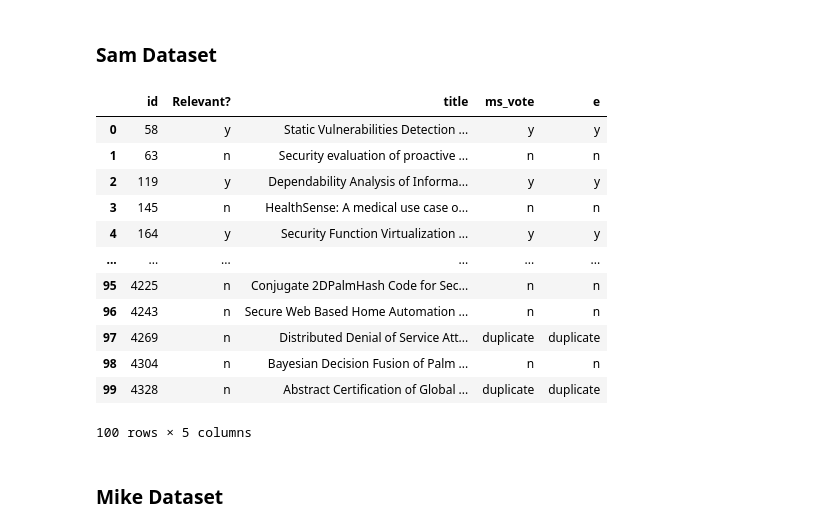
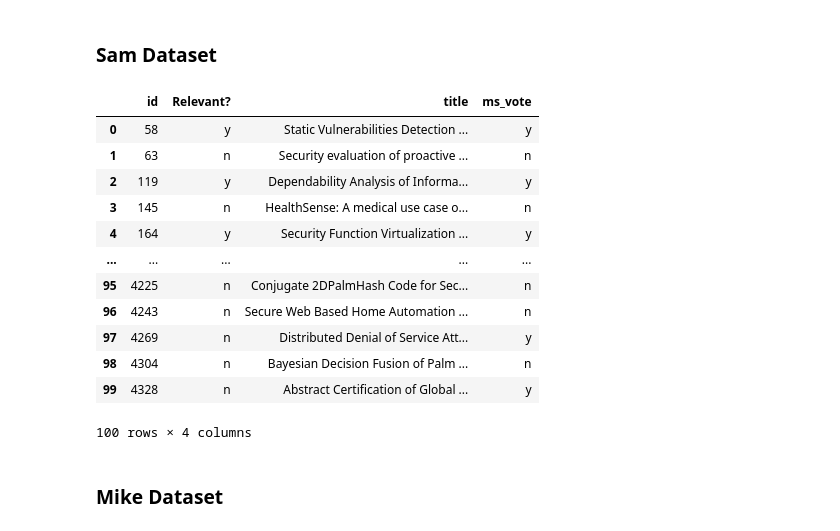
Before and after one commit to mstadler-jku/literature-search-tool-SLR, a Jupyter notebook: src/main/python/at/jku/scsl/main/03_00_manual_parse_title.ipynb, the cells around one changed output. Saved outputs shown, nothing was run; the diff lists cells and outputs as text; code cells hidden in the pictures.

```diff
--- a/src/main/python/at/jku/scsl/main/03_manual_parse_title.ipynb
+++ b/src/main/python/at/jku/scsl/main/03_00_manual_parse_title.ipynb
@@ -167,21 +153,46 @@ df_mv = pd.read_csv(os.path.join('input', '03_manual_parse_title_team', '03_rnd_
 # %%
 ms_vote_on_sam = df_manual_parse_title_marked[df_manual_parse_title_marked.id.isin(df_sam.id)]['relevant?']
 df_sam = df_sam.assign(ms_vote=pd.Series(ms_vote_on_sam).values)
+
+#### handle duplicates manually ####
+# n,Transparent 3rd-Party Authentication With Application Mobility for 5G Mobile Edge Computing
+# n,Threshold public-key encryption with adaptive security and short ciphertexts
+# y,Computer immunodeficiency: Analogy between computer security and HIV
+# y,Distributed denial of service attacks detection using support vector machine
+# y,Abstract certification of global non-interference in rewriting logic
+
+idx_dupl_0 = df_sam[
+    df_sam.title == 'Transparent 3rd-Party Authentication with Application Mobility for 5G Mobile Edge Computing'].index[
+    0]
+idx_dupl_1 = \
+df_sam[df_sam.title == 'Threshold Public-Key Encryption with Adaptive Security and Short Ciphertexts'].index[0]
+idx_dupl_2 = df_sam[df_sam.title == 'Computer Immunodeficiency: Analogy between Computer Security and HIV'].index[0]
+idx_dupl_3 = \
+df_sam[df_sam.title == 'Distributed Denial of Service Attacks Detection Using Support Vector Machine'].index[0]
+idx_dupl_4 = df_sam[df_sam.title == 'Abstract Certification of Global Non-interference in Rewriting Logic'].index[0]
+df_sam.at[idx_dupl_0, 'ms_vote'] = 'n'
+df_sam.at[idx_dupl_1, 'ms_vote'] = 'n'
+df_sam.at[idx_dupl_2, 'ms_vote'] = 'y'
+df_sam.at[idx_dupl_3, 'ms_vote'] = 'y'
+df_sam.at[idx_dupl_4, 'ms_vote'] = 'y'
+
+df_sam['Relevant?'] = df_sam['Relevant?'].str.lower()
+
 df_sam
 # %% [output]
-|  | id | Relevant? | title | ms_vote | e |
-| 0 | 58 | y | Static Vulnerabilities Detection ... | y | y |
-| 1 | 63 | n | Security evaluation of proactive ... | n | n |
-| 2 | 119 | y | Dependability Analysis of Informa... | y | y |
-| 3 | 145 | n | HealthSense: A medical use case o... | n | n |
-| 4 | 164 | y | Security Function Virtualization ... | y | y |
-| ... | ... | ... | ... | ... | ... |
-| 95 | 4225 | n | Conjugate 2DPalmHash Code for Sec... | n | n |
-| 96 | 4243 | n | Secure Web Based Home Automation ... | n | n |
-| 97 | 4269 | n | Distributed Denial of Service Att... | duplicate | duplicate |
-| 98 | 4304 | n | Bayesian Decision Fusion of Palm ... | n | n |
-| 99 | 4328 | n | Abstract Certification of Global ... | duplicate | duplicate |
+|  | id | Relevant? | title | ms_vote |
+| 0 | 58 | y | Static Vulnerabilities Detection ... | y |
+| 1 | 63 | n | Security evaluation of proactive ... | n |
+| 2 | 119 | y | Dependability Analysis of Informa... | y |
+| 3 | 145 | n | HealthSense: A medical use case o... | n |
+| 4 | 164 | y | Security Function Virtualization ... | y |
+| ... | ... | ... | ... | ... |
+| 95 | 4225 | n | Conjugate 2DPalmHash Code for Sec... | n |
+| 96 | 4243 | n | Secure Web Based Home Automation ... | n |
+| 97 | 4269 | n | Distributed Denial of Service Att... | y |
+| 98 | 4304 | n | Bayesian Decision Fusion of Palm ... | n |
+| 99 | 4328 | n | Abstract Certification of Global ... | y |
-100 rows × 5 columns
+100 rows × 4 columns
 # %% [markdown]
 ### Mike Dataset
 # %%
```
Also changed, not shown: parts of 10 cells of this notebook, 1 other file.
